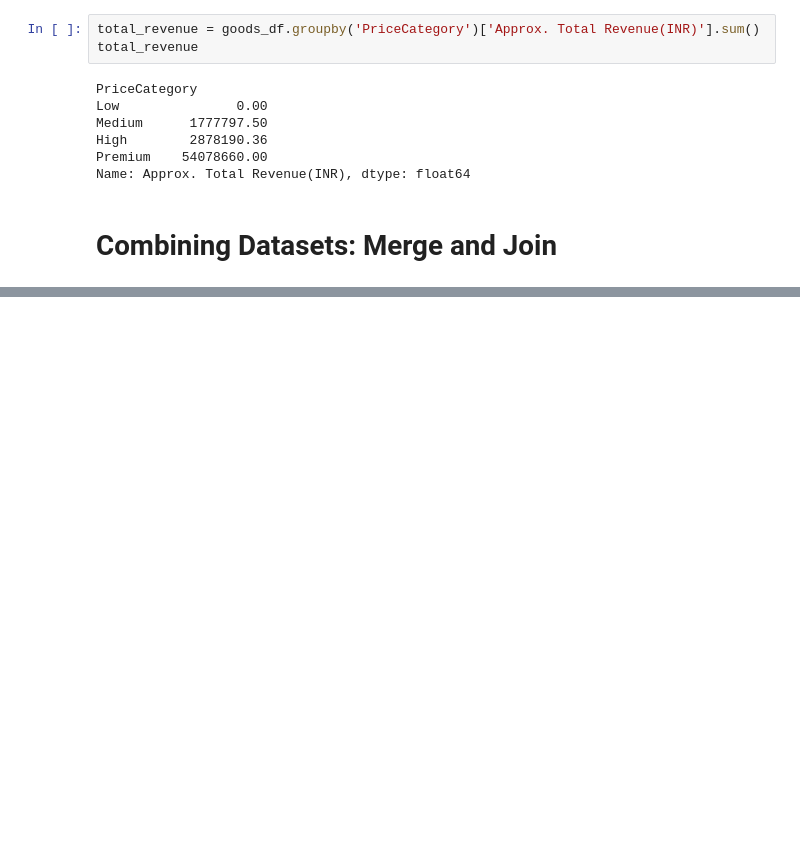
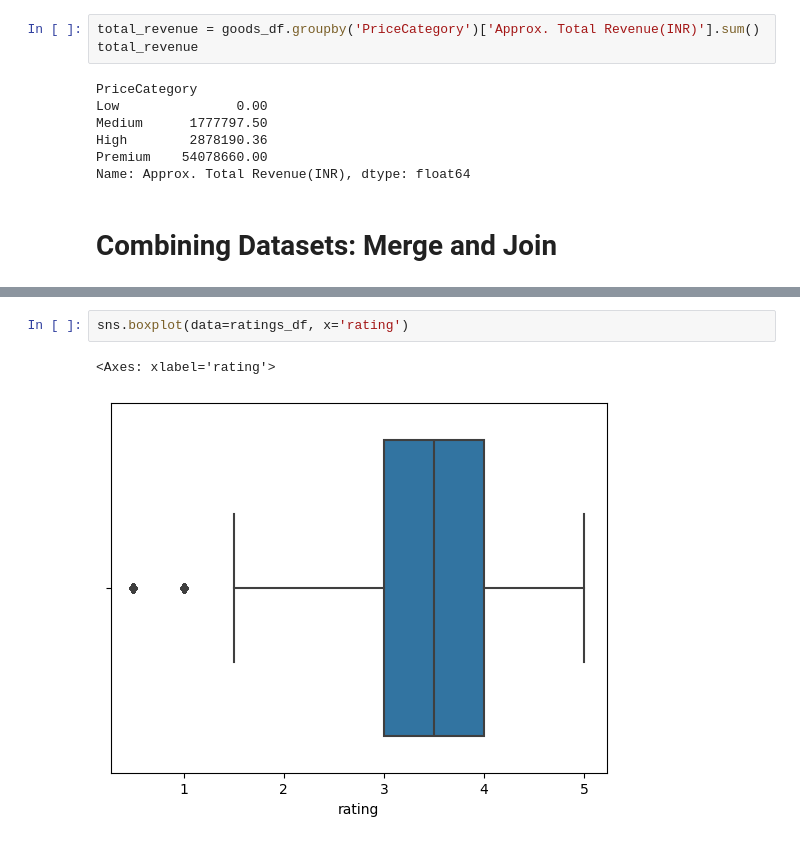
Before and after one commit to DVadeus/Data-Analysis, a Jupyter notebook: 4 Data Wrangling with Pandas.ipynb, the cells around one changed output, grey strips where cells are left out. Drawn from its saved outputs; the diff is of its cells as text; blank space fills up the shorter version.

```diff
--- a/4 Data Wrangling with Pandas.ipynb
+++ b/4 Data Wrangling with Pandas.ipynb
@@ -3224,0 +3289,5 @@ Name: Approx. Total Revenue(INR), dtype: float64
+# %%
+sns.boxplot(data=ratings_df, x='rating')
+# %% [output]
+<Axes: xlabel='rating'>
+[figure, added]
```
Also changed, not shown: parts of 60 cells of this notebook, 11 other files.
